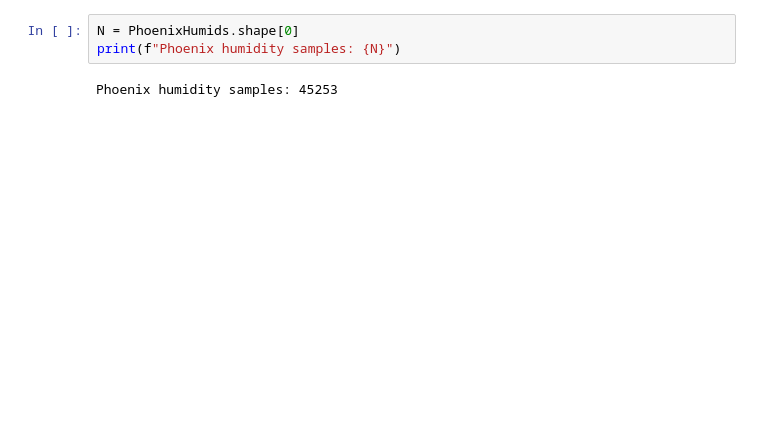
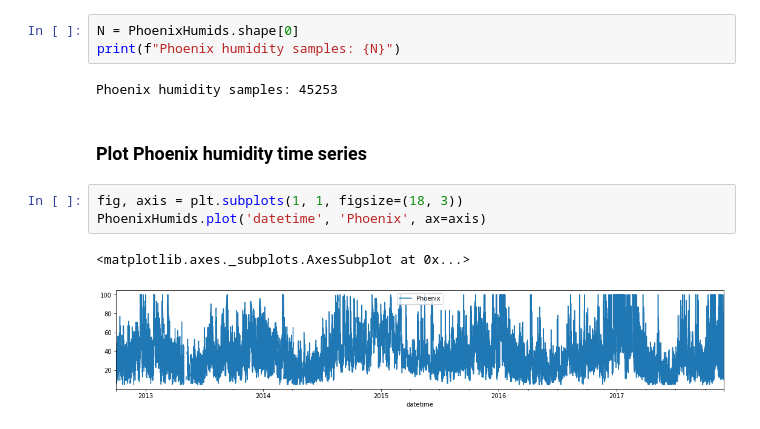
Before and after one commit to mw0/MLnotebooks, a Jupyter notebook: KaggleWeather/KaggleWeatherDataAnalysisAndModeling.ipynb, the cells around one changed output. Saved outputs shown, nothing was run; the diff lists cells and outputs as text; blank space fills up the shorter version.

```diff
--- a/KaggleWeather/KaggleWeatherDataAnalysisAndModeling.ipynb
+++ b/KaggleWeather/KaggleWeatherDataAnalysisAndModeling.ipynb
@@ -392,3 +352,11 @@ N = PhoenixHumids.shape[0]
 print(f"Phoenix humidity samples: {N}")
 # %% [output]
 Phoenix humidity samples: 45253
+# %% [markdown]
+### Plot Phoenix humidity time series
+# %%
+fig, axis = plt.subplots(1, 1, figsize=(18, 3))
+PhoenixHumids.plot('datetime', 'Phoenix', ax=axis)
+# %% [output]
+<matplotlib.axes._subplots.AxesSubplot at 0x...>
+[figure, added]
```
Also changed, not shown: parts of 15 cells of this notebook, 2 other files.
